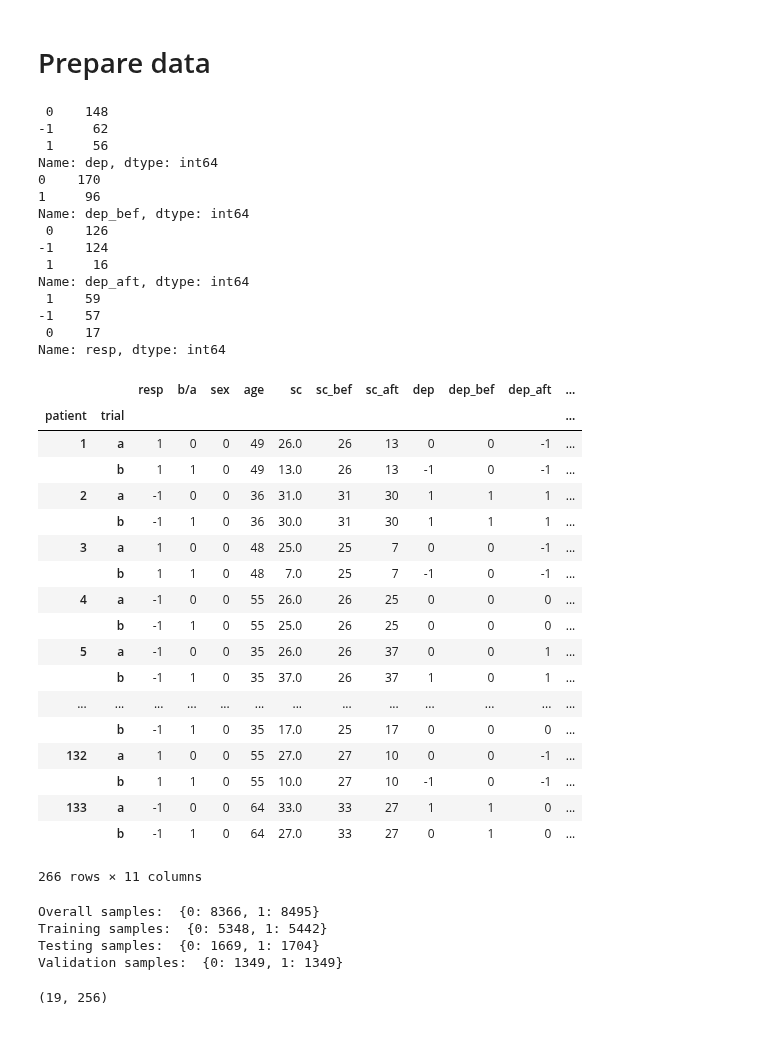
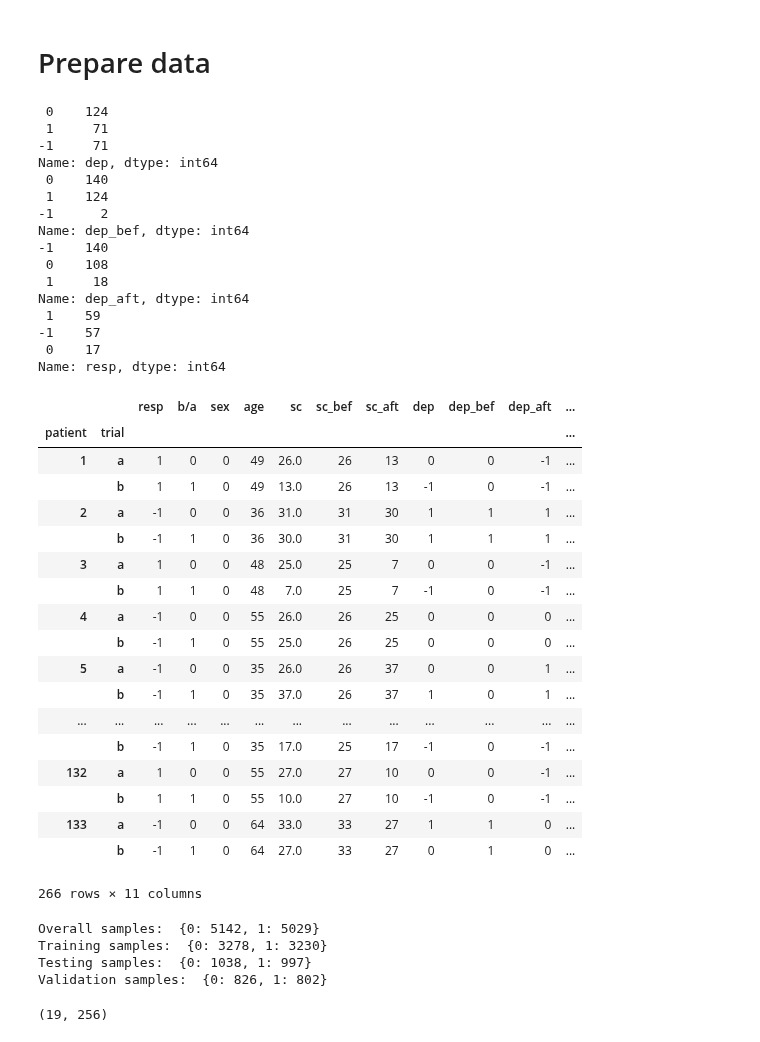
Before and after one commit to mirgee/thesis_project, a Jupyter notebook: notebooks/13b-models.ipynb, the cells around one changed output. Saved outputs shown, nothing was run; the diff lists cells and outputs as text; code cells hidden in the pictures.

```diff
--- a/notebooks/13b-models.ipynb
+++ b/notebooks/13b-models.ipynb
@@ -619,9 +619,9 @@ _________________________________________________________________
 # Prepare data
 # %%
 def f(row, col):
-    if row[col] <= 16:
+    if row[col] <= 17:
         return -1
-    if row[col] <= 28:
+    if row[col] <= 27:
         return 0
     else:
         return 1
@@ -647,42 +647,43 @@ def f(row, col):
         return 0
     else:
         return 1
 
 metapkl['resp'] = metapkl.apply(lambda row: f(row, 'change'), axis=1)
 metapkl = metapkl.astype({'resp': 'category'})
 print(metapkl.loc[(slice(None), 'a'), 'resp'].value_counts())
 pd.to_pickle(metapkl, metapklpath)
 metapkl
 # %% [output]
- 0    148
--1     62
- 1     56
+ 0    124
+ 1     71
+-1     71
 Name: dep, dtype: int64
-0    170
-1     96
+ 0    140
+ 1    124
+-1      2
 Name: dep_bef, dtype: int64
- 0    126
--1    124
- 1     16
+-1    140
+ 0    108
+ 1     18
 Name: dep_aft, dtype: int64
  1    59
 -1    57
  0    17
 Name: resp, dtype: int64
 |  |  | resp | b/a | sex | age | sc | sc_bef | sc_aft | dep | dep_bef | dep_aft | ... |
 | patient | trial |  |  |  |  |  |  |  |  |  |  | ... |
 | 1 | a | 1 | 0 | 0 | 49 | 26.0 | 26 | 13 | 0 | 0 | -1 | ... |
 |  | b | 1 | 1 | 0 | 49 | 13.0 | 26 | 13 | -1 | 0 | -1 | ... |
 | 2 | a | -1 | 0 | 0 | 36 | 31.0 | 31 | 30 | 1 | 1 | 1 | ... |
 |  | b | -1 | 1 | 0 | 36 | 30.0 | 31 | 30 | 1 | 1 | 1 | ... |
 | 3 | a | 1 | 0 | 0 | 48 | 25.0 | 25 | 7 | 0 | 0 | -1 | ... |
 |  | b | 1 | 1 | 0 | 48 | 7.0 | 25 | 7 | -1 | 0 | -1 | ... |
 | 4 | a | -1 | 0 | 0 | 55 | 26.0 | 26 | 25 | 0 | 0 | 0 | ... |
 |  | b | -1 | 1 | 0 | 55 | 25.0 | 26 | 25 | 0 | 0 | 0 | ... |
 | 5 | a | -1 | 0 | 0 | 35 | 26.0 | 26 | 37 | 0 | 0 | 1 | ... |
 |  | b | -1 | 1 | 0 | 35 | 37.0 | 26 | 37 | 1 | 0 | 1 | ... |
 | ... | ... | ... | ... | ... | ... | ... | ... | ... | ... | ... | ... | ... |
-|  | b | -1 | 1 | 0 | 35 | 17.0 | 25 | 17 | 0 | 0 | 0 | ... |
+|  | b | -1 | 1 | 0 | 35 | 17.0 | 25 | 17 | -1 | 0 | -1 | ... |
 | 132 | a | 1 | 0 | 0 | 55 | 27.0 | 27 | 10 | 0 | 0 | -1 | ... |
 |  | b | 1 | 1 | 0 | 55 | 10.0 | 27 | 10 | -1 | 0 | -1 | ... |
 | 133 | a | -1 | 0 | 0 | 64 | 33.0 | 33 | 27 | 1 | 1 | 0 | ... |
@@ -705,7 +706,7 @@ from keras.utils import to_categorical
 fb = files_builder(DataKind('direct'), subfolder=())
 seed = 123
 fns = [fn[1] for fn in fb.file_names(include_path=True, subfolder=(), recursive=True)]
-filenames, labels = remove_middle(fns, fb.get_labels(fns, label='resp'))
+filenames, labels = remove_middle(fns, fb.get_labels(fns, label='dep'))
 # labels = to_categorical(labels)
 unique, counts = np.unique(labels, return_counts=True)
 print('Overall samples: ', dict(zip(unique, counts)))
@@ -726,10 +727,10 @@ training_labels = to_categorical(training_labels, dtype=training_labels.dtype)
 validation_labels = to_categorical(validation_labels, dtype=validation_labels.dtype)
 test_labels = to_categorical(test_labels, dtype=test_labels.dtype)
 # %% [output]
-Overall samples:  {0: 8366, 1: 8495}
-Training samples:  {0: 5348, 1: 5442}
-Testing samples:  {0: 1669, 1: 1704}
-Validation samples:  {0: 1349, 1: 1349}
+Overall samples:  {0: 5142, 1: 5029}
+Training samples:  {0: 3278, 1: 3230}
+Testing samples:  {0: 1038, 1: 997}
+Validation samples:  {0: 826, 1: 802}
 # %%
 np.load(filenames[0]).shape
 # %% [output]
```
Also changed, not shown: parts of 2 cells of this notebook, 1 other file.
